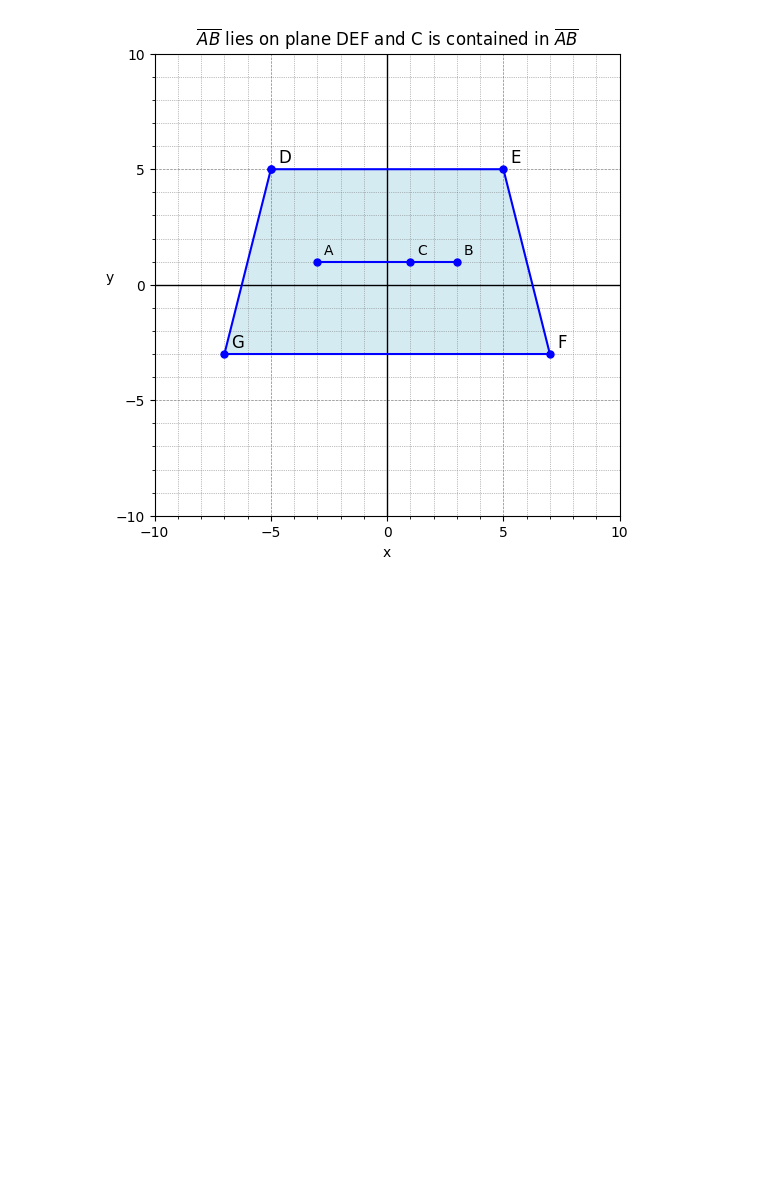
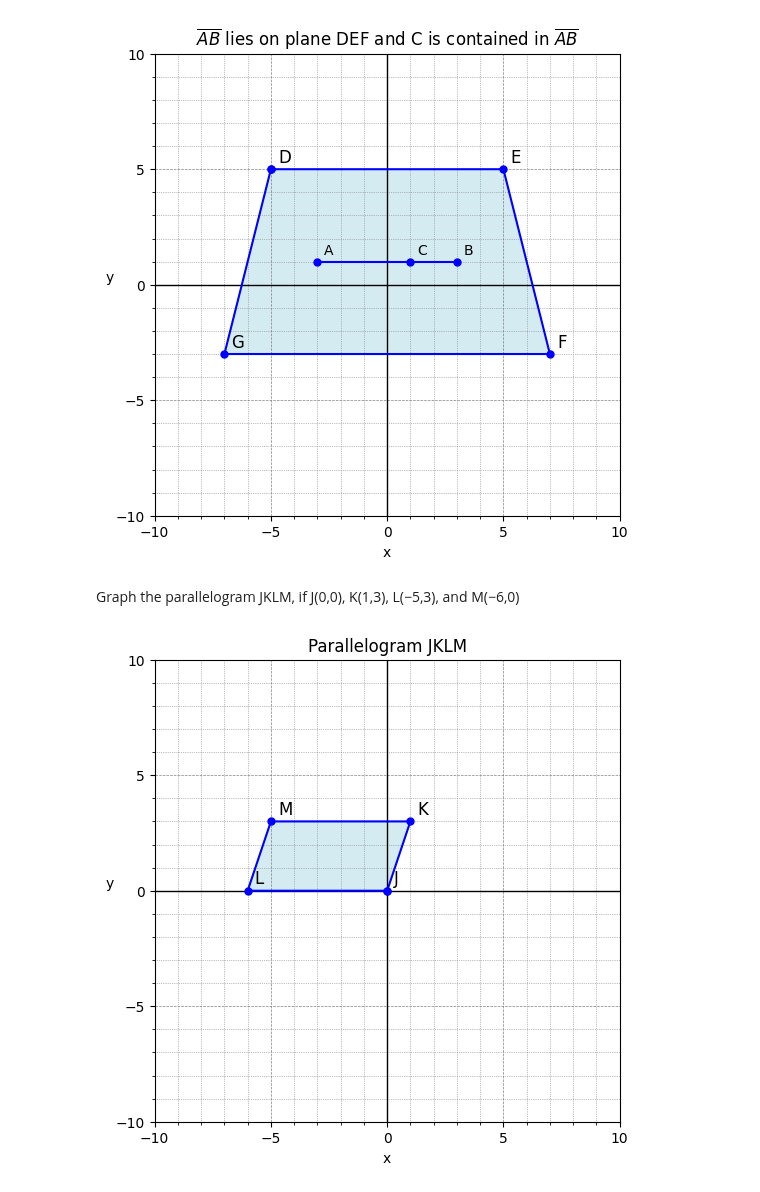
Before and after one commit to seanjiangsh/math-practice, a Jupyter notebook: geometry/lines.ipynb, the cells around one changed output. Drawn from its saved outputs; the diff is of its cells as text; code cells hidden in the pictures; blank space fills up the shorter version.

Commit message:
feat: added plotting parallelogram and adjusting geometry plotting function

```diff
--- a/geometry/lines.ipynb
+++ b/geometry/lines.ipynb
@@ -67,2 +67,20 @@ plot_geometry_lines(title, [abc], [polygon])
 # %% [output]
 [figure]
+# %% [markdown]
+Graph the parallelogram JKLM, if J(0,0), K(1,3), L(−5,3), and
+M(−6,0)
+# %%
+polygon_x = np.array([0, 1, -5, -6])
+polygon_y = np.array([0, 3, 3, 0])
+polygon_points = ['J', 'K', 'M', 'L']
+polygon = {
+    'x': polygon_x,
+    'y': polygon_y,
+    'points': polygon_points
+}
+
+title = 'Parallelogram JKLM'
+
+plot_geometry(title, polygons=[polygon])
+# %% [output]
+[figure, added]
```
Also changed, not shown: parts of 3 cells of this notebook, 1 other file.
